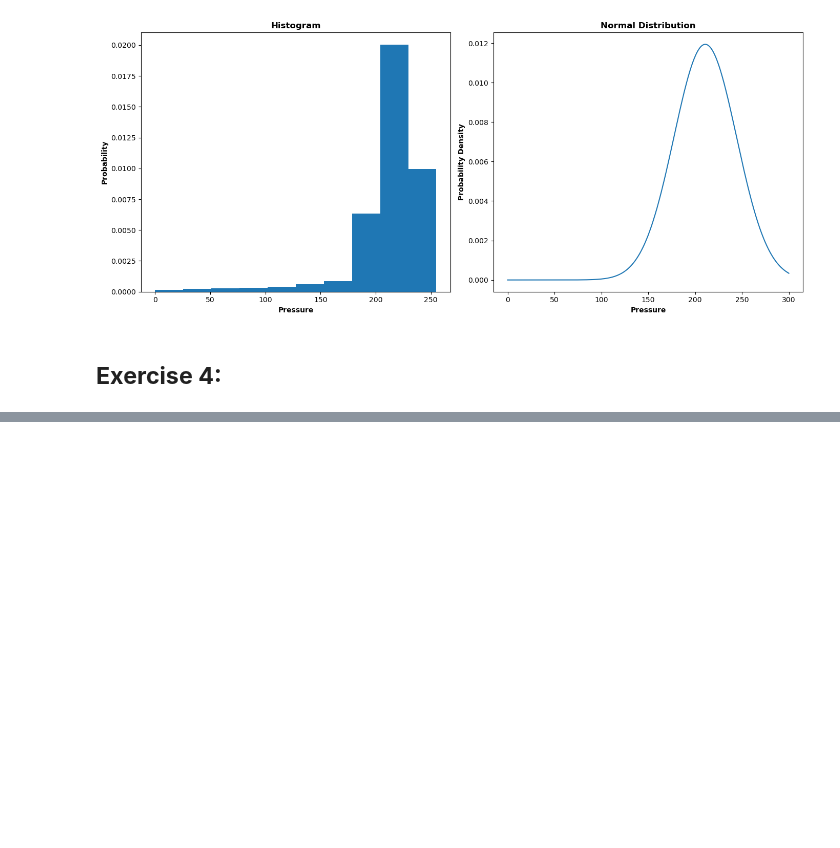
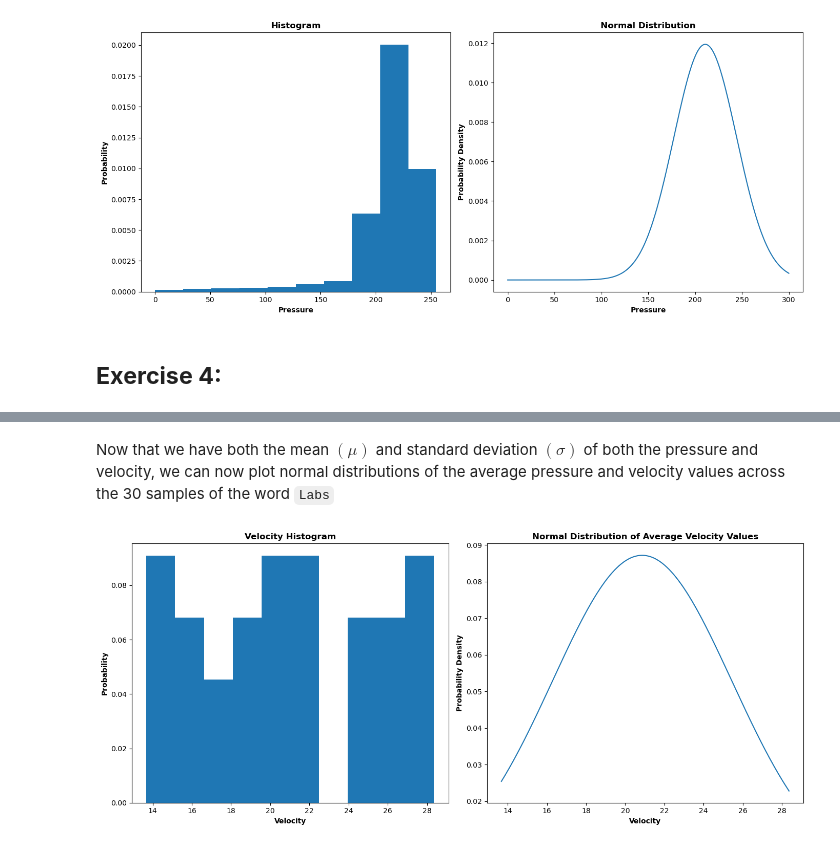
Before and after one commit to MushtabaA/ENCM509-Labs, a Jupyter notebook: Assignment 2/Lab02_Mushtaba_2024W.ipynb, the cells around one changed output, grey strips where cells are left out. Drawn from its saved outputs; the diff is of its cells as text; code cells hidden in the pictures; blank space fills up the shorter version.

```diff
--- a/Assignment 2/Lab02_Mushtaba_2024W.ipynb
+++ b/Assignment 2/Lab02_Mushtaba_2024W.ipynb
@@ -201,0 +229,23 @@ plt.plot(x, x_pdf);
+# %%
+# columns: mean_vel, std_vec, mean_prs, std_prs
+stats_measures = np.zeros((30,4))
+data_dir = './Data/Usman-Labs/'
+
+# using 30 signatures
+for i in range(30):
+    csv_file = pd.read_csv(data_dir + '%d.csv' % (i+1))
+
+    coord1 = csv_file[['X', 'Y']].to_numpy()
+    time1 = csv_file['Time'].to_numpy().reshape((-1,1))
+    prs1 = csv_file['Pressure'].to_numpy().reshape((-1,1))
+
+    vel = calc_velocity(time1, coord1)
+
+    stats_measures[i, 0] = np.mean(vel)
+    stats_measures[i, 1] = np.std(vel)
+
+    stats_measures[i, 2] = np.mean(prs1)
+    stats_measures[i, 3] = np.std(prs1)
+
+    print('#%d - pressure: %.2f; velocity: %.2f' %\
+          (i, np.mean(prs1), np.mean(vel)))
@@ -201,0 +270,21 @@ plt.plot(x, x_pdf);
+# %% [markdown]
+Now that we have both the mean $(\mu)$ and standard deviation $(\sigma)$ of both the pressure and velocity, we can now plot normal distributions of the average pressure and velocity values across the 30 samples of the word `Labs`
+# %%
+# Plotting the histogram of velocity
+plt.figure(figsize=(14,6))
+plt.subplot(1,2,1)
+plt.hist(stats_measures[:, 0], density=True);
+plt.xlabel('Velocity', fontweight='bold')
+plt.ylabel('Probability', fontweight='bold')
+plt.title('Velocity Histogram', fontweight='bold')
+
+# Plotting the normal distribution of velocity using scipy's probability density function
+plt.subplot(1,2,2)
+x = np.arange(min(stats_measures[:, 0]), max(stats_measures[:, 0]), 0.01)
+x_pdf = norm.pdf(x, loc=np.mean(stats_measures[:, 0]), scale=np.std(stats_measures[:, 0]))
+plt.xlabel('Velocity', fontweight='bold')
+plt.ylabel('Probability Density', fontweight='bold')
+plt.title('Normal Distribution of Average Velocity Values', fontweight='bold')
+plt.plot(x, x_pdf);
+# %% [output]
+[figure, added]
```
Also changed, not shown: parts of 11 cells of this notebook.
